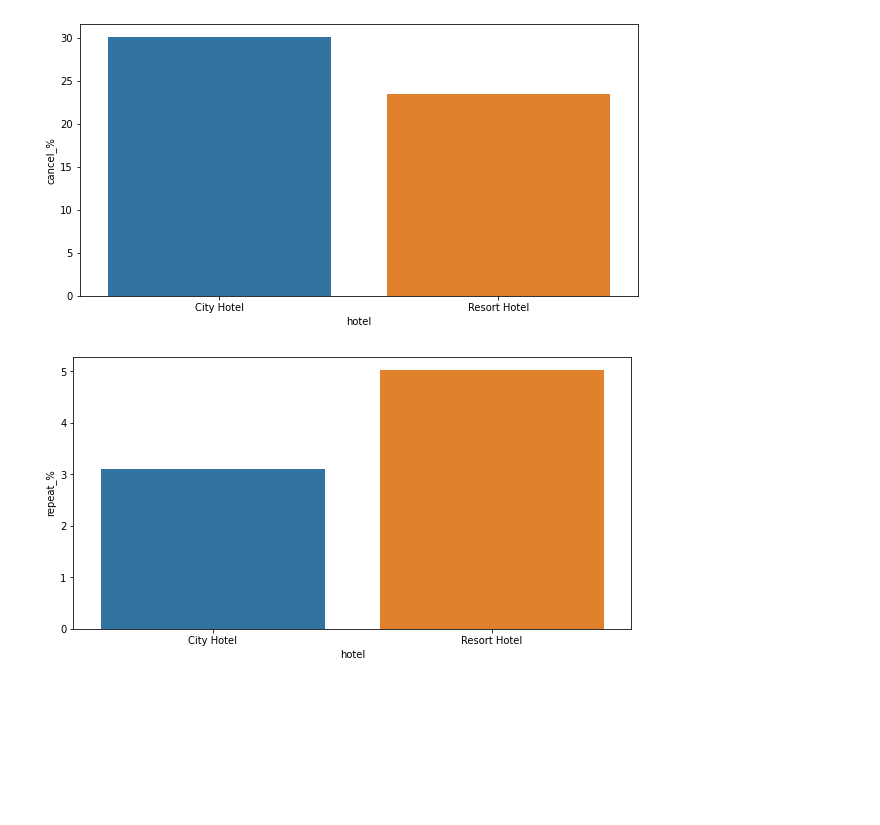
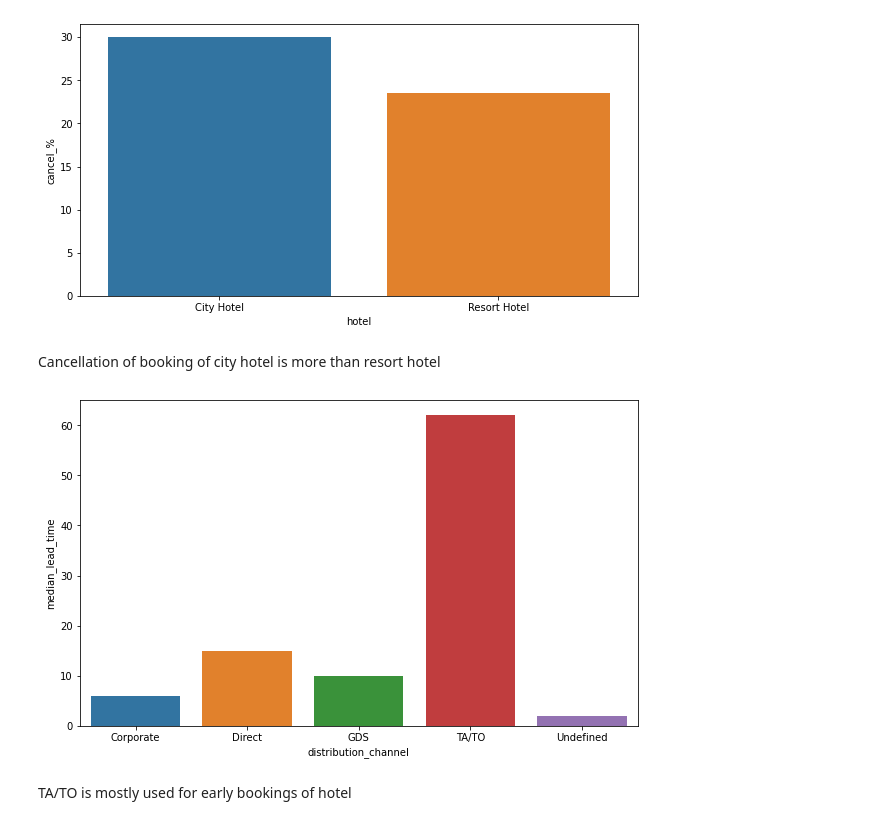
Before and after one commit to Kumass/Almabetter-EDA, a Jupyter notebook: DataAnalysis.ipynb, the cells around one changed output. Saved outputs shown, nothing was run; the diff lists cells and outputs as text; code cells hidden in the pictures; blank space fills up the shorter version.

```diff
--- a/DataAnalysis.ipynb
+++ b/DataAnalysis.ipynb
@@ -313,23 +307,16 @@ sns.barplot(x = D3.index, y = D3['cancel_%'])
 plt.show()
 # %% [output]
 [figure]
-# %%
-#chance that its customer will return for another stay
-# Selecting and counting repeated customers bookings
-repeated_data = df1[df1['is_repeated_guest'] == 1]
-repeat_grp = repeated_data.groupby('hotel')
-D1 = pd.DataFrame(repeat_grp.size()).rename(columns = {0:'total_repeated_guests'})
-
-# Counting total bookings
-total_booking = grouped_by_hotel.size()
-D2 = pd.DataFrame(total_booking).rename(columns = {0: 'total_bookings'})
-D3 = pd.concat([D1,D2], axis = 1)
-
-# Calculating repeat %
-D3['repeat_%'] = round((D3['total_repeated_guests']/D3['total_bookings'])*100,2)
-
-plt.figure(figsize = (10,5))
-sns.barplot(x = D3.index, y = D3['repeat_%'])
-plt.show()
-# %% [output]
-[figure, removed]
+# %% [markdown]
+Cancellation of booking of city hotel is more than resort hotel
+# %%
+# channel which is mostly used for early booking of hotels
+group_of_dc = df1.groupby('distribution_channel')
+d2 = pd.DataFrame(round(group_of_dc['lead_time'].median(),2)).reset_index().rename(columns = {'lead_time': 'median_lead_time'})
+plt.figure(figsize = (10,6))
+sns.barplot(x = d2['distribution_channel'], y = d2['median_lead_time'])
+plt.show()
+# %% [output]
+[figure, added]
+# %% [markdown]
+TA/TO is mostly used for early bookings of hotel
```
Also changed, not shown: parts of 57 cells of this notebook.
